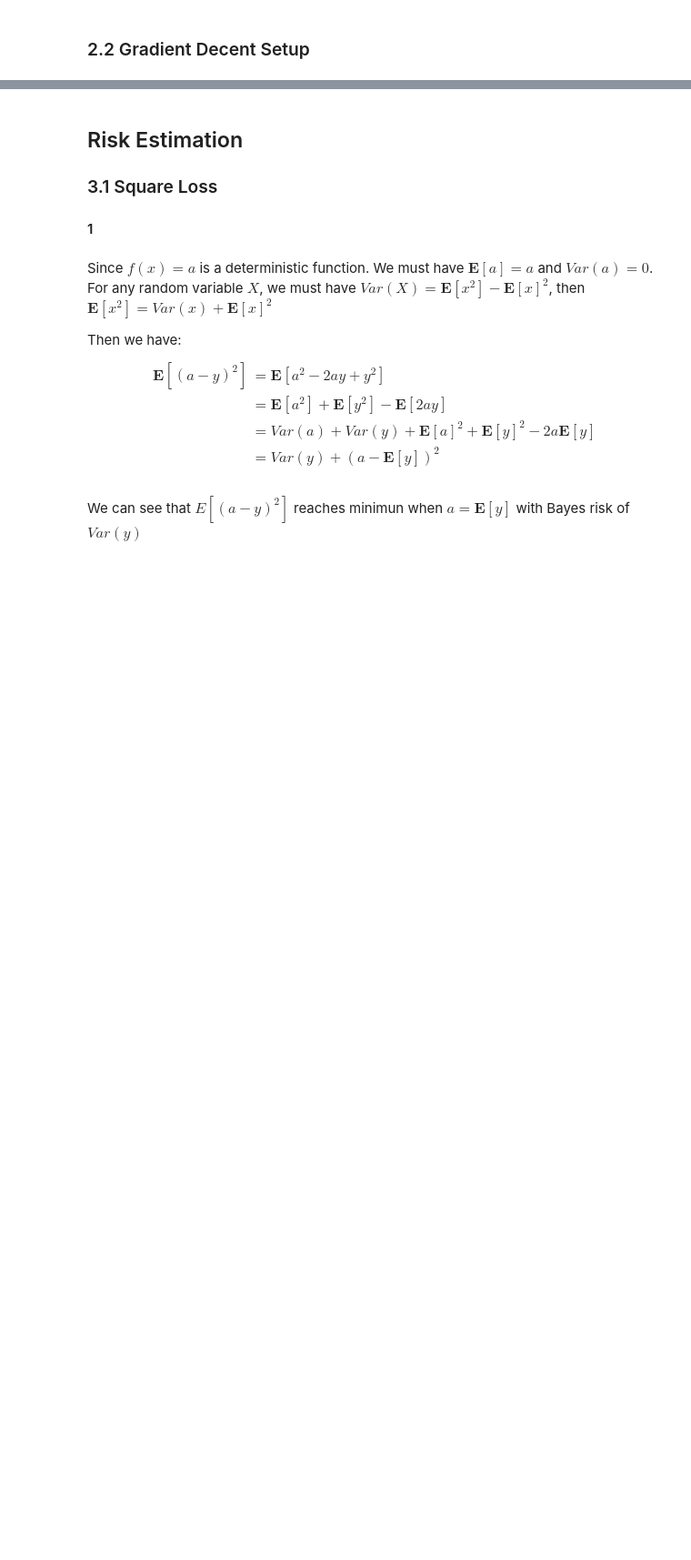
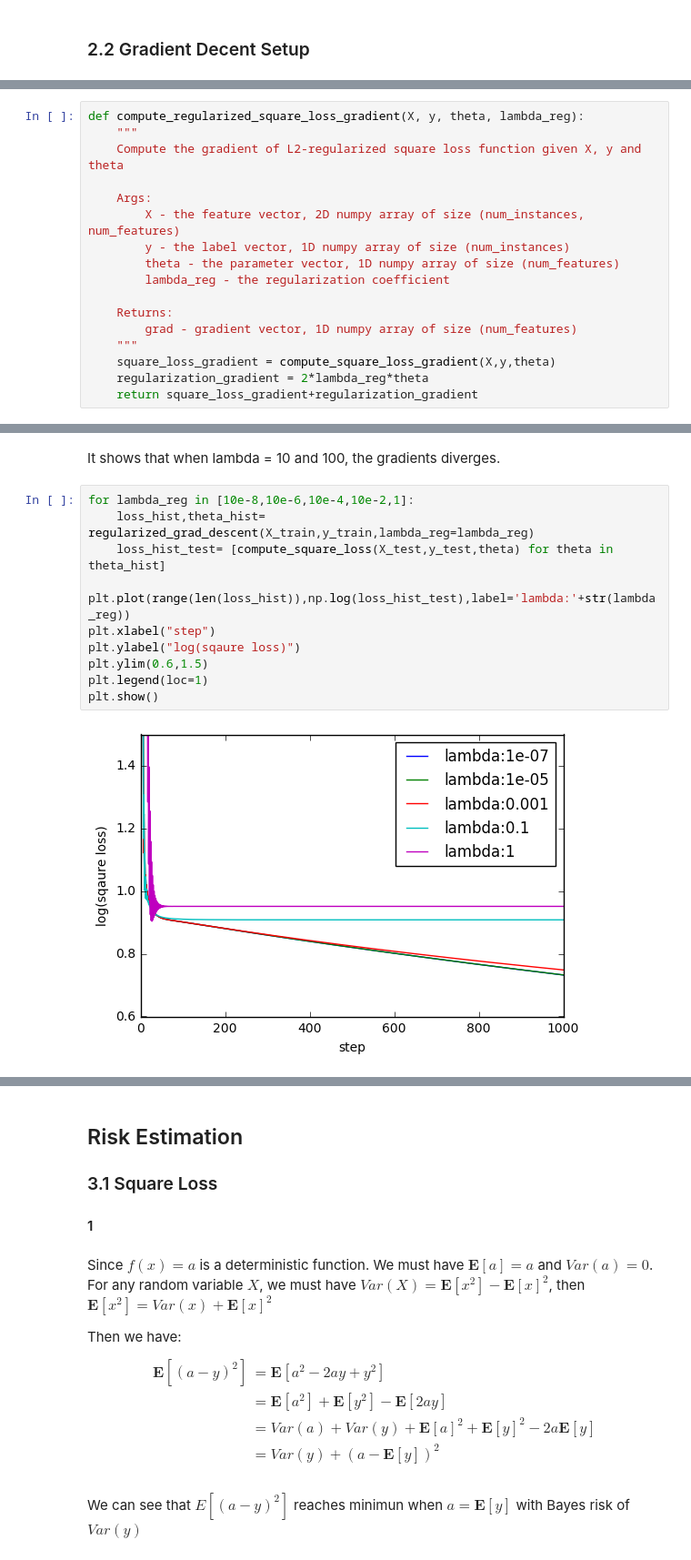
Before and after one commit to ZhuoruLin/DSGA1003_ML, a Jupyter notebook: HW1/Assignment1.ipynb, the cells around one changed output, grey strips where cells are left out. Shown at 91% size. Cells and saved outputs as stored; diff of their text form; blank space fills up the shorter version.

```diff
--- a/HW1/Assignment1.ipynb
+++ b/HW1/Assignment1.ipynb
@@ -21,0 +245,17 @@ array([ 0.14285714,  0.28571429,  0.42857143,  0.57142857,  0.71428571,
+# %%
+def compute_regularized_square_loss_gradient(X, y, theta, lambda_reg):
+    """
+    Compute the gradient of L2-regularized square loss function given X, y and theta
+
+    Args:
+        X - the feature vector, 2D numpy array of size (num_instances, num_features)
+        y - the label vector, 1D numpy array of size (num_instances)
+        theta - the parameter vector, 1D numpy array of size (num_features)
+        lambda_reg - the regularization coefficient
+
+    Returns:
+        grad - gradient vector, 1D numpy array of size (num_features)
+    """
+    square_loss_gradient = compute_square_loss_gradient(X,y,theta)
+    regularization_gradient = 2*lambda_reg*theta
+    return square_loss_gradient+regularization_gradient
@@ -21,0 +306,14 @@ array([ 0.14285714,  0.28571429,  0.42857143,  0.57142857,  0.71428571,
+# %% [markdown]
+It shows that when lambda = 10 and 100, the gradients diverges.
+# %%
+for lambda_reg in [10e-8,10e-6,10e-4,10e-2,1]:
+    loss_hist,theta_hist= regularized_grad_descent(X_train,y_train,lambda_reg=lambda_reg)
+    loss_hist_test= [compute_square_loss(X_test,y_test,theta) for theta in theta_hist]
+    plt.plot(range(len(loss_hist)),np.log(loss_hist_test),label='lambda:'+str(lambda_reg))
+plt.xlabel("step")
+plt.ylabel("log(sqaure loss)")
+plt.ylim(0.6,1.5)
+plt.legend(loc=1)
+plt.show()
+# %% [output]
+[figure, added]
```
Also changed, not shown: parts of 45 cells of this notebook, 1 other file.
